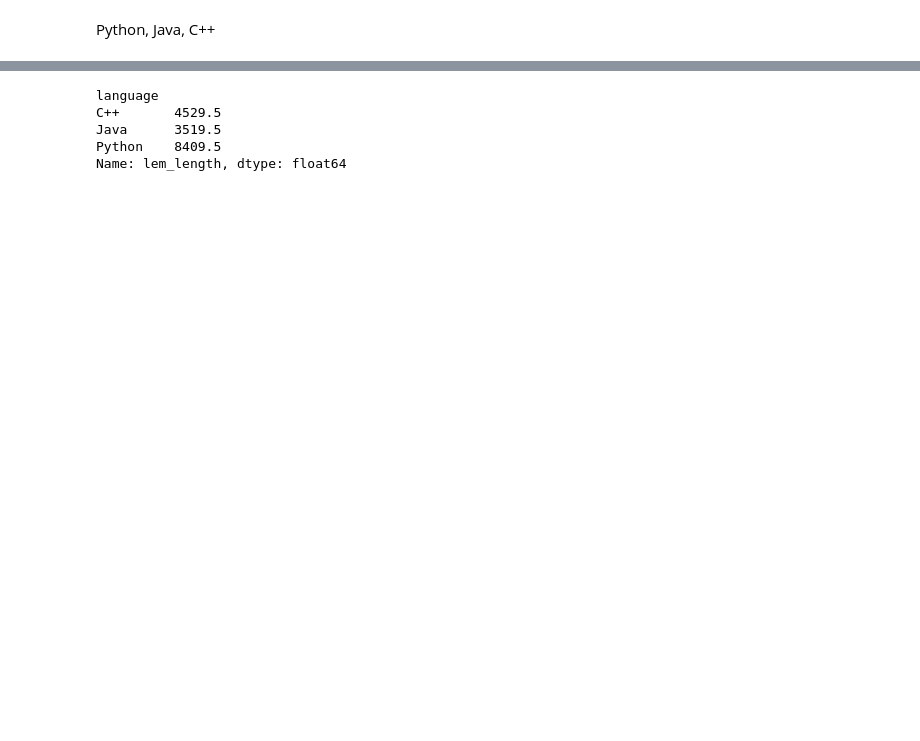
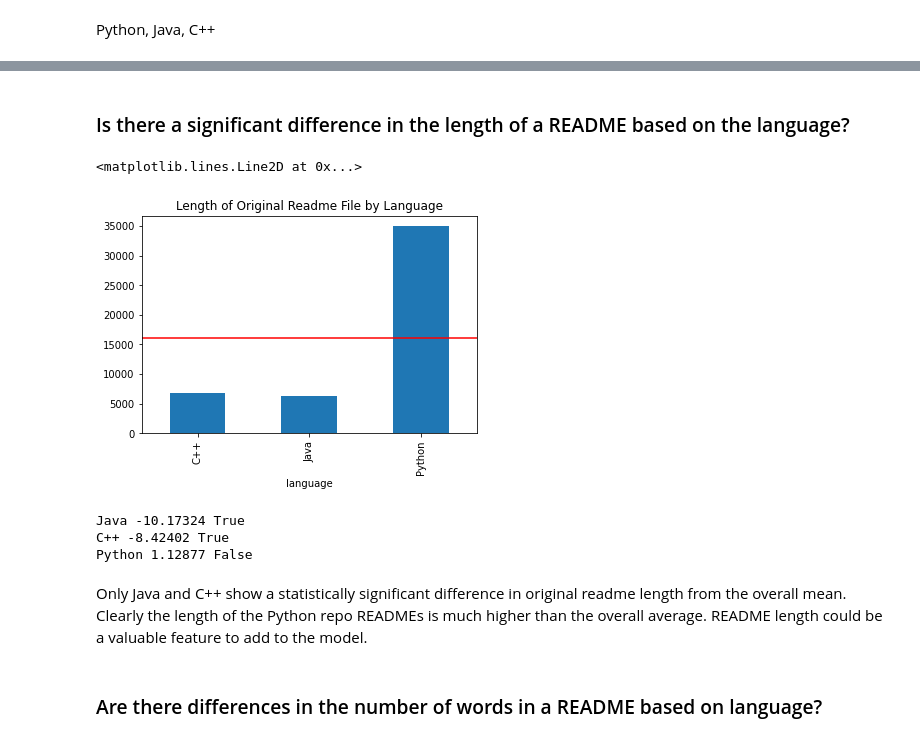
Before and after one commit to brandyn-oliver-jesse-nlp/github-readme-languages, a Jupyter notebook: explore_jesse.ipynb, the cells around one changed output, grey strips where cells are left out. Drawn from its saved outputs; the diff is of its cells as text; code cells hidden in the pictures; blank space fills up the shorter version.

Commit message:
Update with modeling work

```diff
--- a/explore_jesse.ipynb
+++ b/explore_jesse.ipynb
@@ -32,0 +42,12 @@ prepared_data['lem_length'] = prepared_data.lemmatized.str.len()
+# %%
+# Calculates total length of readme based on number of characters
+prepared_data['original_length'] = prepared_data.readme_contents.str.len()
+prepared_data['stem_length'] = prepared_data.stemmed.str.len()
+prepared_data['lem_length'] = prepared_data.lemmatized.str.len()
+
+# Calculates total number of words (splitting up by whitespace)
+prepared_data['original_word_count'] = prepared_data.readme_contents.str.split().str.len()
+prepared_data['stemmed_word_count'] = prepared_data.stemmed.str.split().str.len()
+prepared_data['lemmatized_word_count'] = prepared_data.lemmatized.str.split().str.len()
+# %%
+train, validate, test = prepare.train_validate_test_split(prepared_data, target = 'language')
@@ -33,10 +70,29 @@ prepared_data['lem_length'] = prepared_data.lemmatized.str.len()
+# %% [markdown]
+### Is there a significant difference in the length of a README based on the language?
 # %%
-prepared_data.groupby('language').lem_length.median()
+train.groupby('language').original_length.mean().plot.bar()
+overall_mean_length_readme = train.original_length.mean()
+plt.title('Length of Original Readme File by Language')
+plt.axhline(overall_mean_length_readme, color = 'r')
 # %% [output]
-language
-C++       4529.5
-Java      3519.5
-Python    8409.5
-Name: lem_length, dtype: float64
+<matplotlib.lines.Line2D at 0x...>
+[figure, added]
+# %%
+# Perform 1 sample t-test comparing mean length of original README file per language to the overall average length (all languages)
+# Set significance level to 0.05
+alpha = 0.05
+overall_mean_length_readme = train.original_length.mean()
+for l in train.language.unique():
+    sample = train[train.language == l]
+    t,p = stats.ttest_1samp(sample.original_length, overall_mean_length_readme)
+    print(l, round(t,5), p<alpha)
+# %% [output]
+Java -10.17324 True
+C++ -8.42402 True
+Python 1.12877 False
+# %% [markdown]
+Only Java and C++ show a statistically significant difference in original readme length from the overall mean. Clearly the length of the Python repo READMEs is much higher than the overall average. README length could be a valuable feature to add to the model.
+# %% [markdown]
+### Are there differences in the number of words in a README based on language?
 # %%
 def generate_category_words(df, categorical = 'language'):
```
Also changed, not shown: parts of 15 cells of this notebook.
